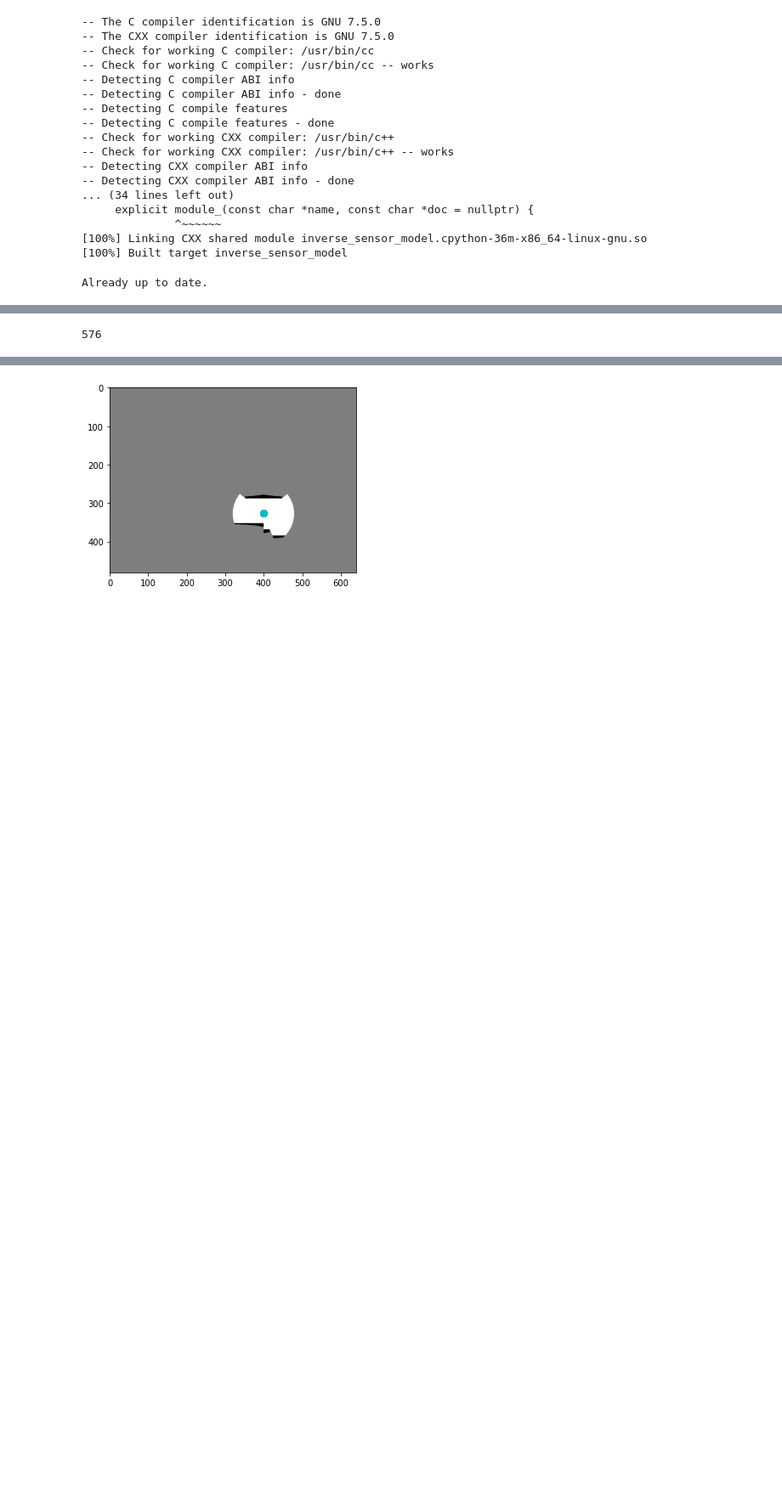
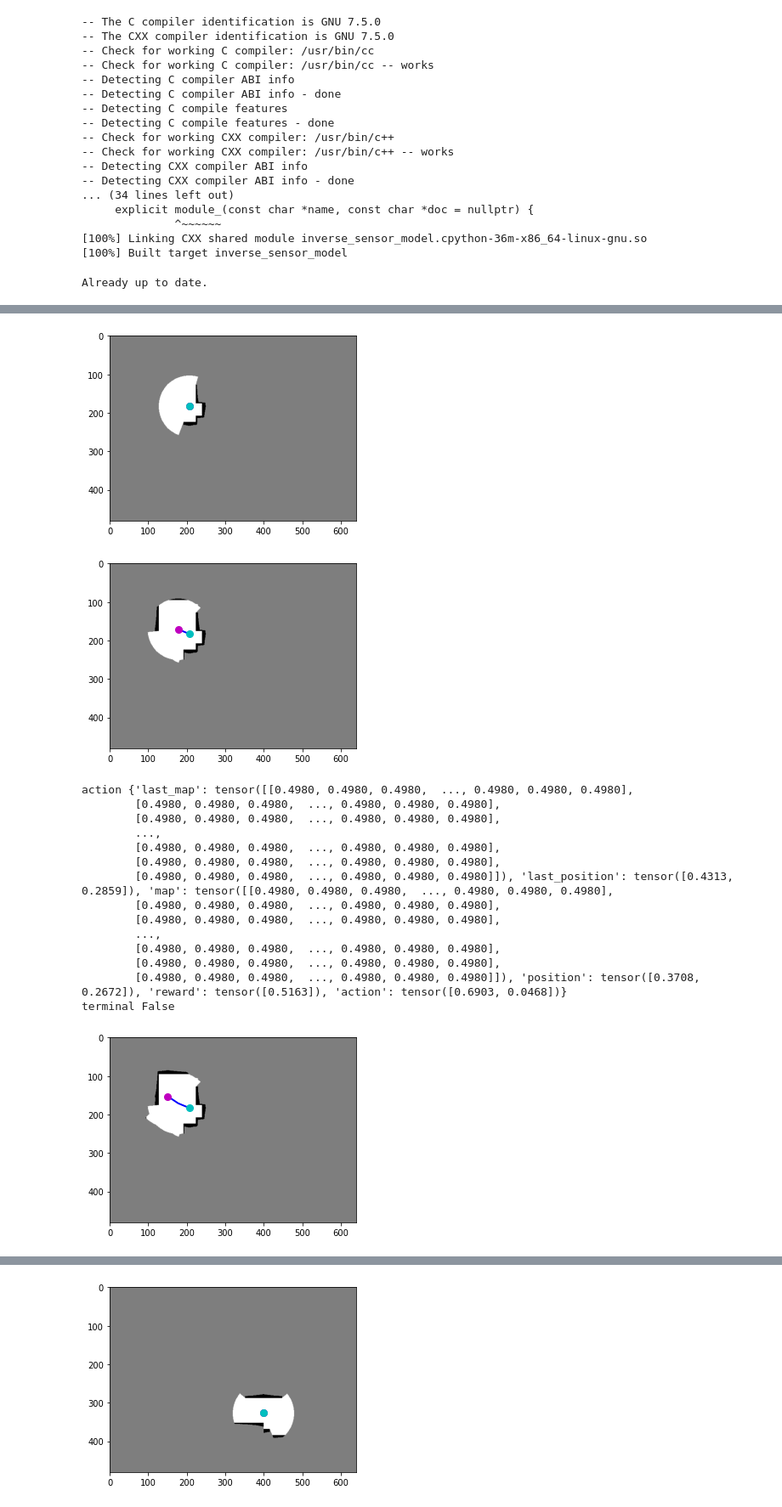
Before and after one commit to OttoJursch/DRL_robot_exploration, a Jupyter notebook: DDPG.ipynb, the cells around one changed output, grey strips where cells are left out. Shown at 85% size. Cells and saved outputs as stored; diff of their text form; code cells hidden in the pictures; blank space fills up the shorter version.

```diff
--- a/DDPG.ipynb
+++ b/DDPG.ipynb
@@ -1506,4 +1579,0 @@ positions torch.Size([4, 2])
-# %%
-ddpg.replay.buffer_idx
-# %% [output]
-576
@@ -1509,0 +1582,44 @@ ddpg.replay.buffer_idx
+# %%
+reward = 0
+
+test_map, test_position = replay.test_env.reset()
+test_map = resize(test_map, (84, 84))
+test_map = test_map / 255
+test_position = test_position.astype(np.float64)
+test_position[0] = test_position[0] / 480
+test_position[1] = test_position[1] / 640
+test_action = {'map':torch.from_numpy(test_map).float(), 'position':torch.from_numpy(test_position).float()}
+x = 0
+total_reward = 0
+while x < 300:
+    test_action, test_terminal = replay.generate_step(ActorPolicy(ddpg.actor_target), test_action, add_noise=False, store=False, test=True)
+    print('action', test_action)
+    print('terminal', test_terminal)
+    total_reward += test_action['reward'].item()
+    test_map = resize(test_map, (84, 84))
+    test_map = test_map / 255
+    test_position = test_position.astype(np.float64)
+    test_position[0] = test_position[0] / 480
+    test_position[1] = test_position[1] / 640
+    test_action = {'map':torch.from_numpy(test_map).float(), 'position':torch.from_numpy(test_position).float()}
+    if test_terminal:
+        break
+    x += 1
+# %% [output]
+[figure, added]
+[figure, added]
+action {'last_map': tensor([[0.4980, 0.4980, 0.4980,  ..., 0.4980, 0.4980, 0.4980],
+        [0.4980, 0.4980, 0.4980,  ..., 0.4980, 0.4980, 0.4980],
+        [0.4980, 0.4980, 0.4980,  ..., 0.4980, 0.4980, 0.4980],
+        ...,
+        [0.4980, 0.4980, 0.4980,  ..., 0.4980, 0.4980, 0.4980],
+        [0.4980, 0.4980, 0.4980,  ..., 0.4980, 0.4980, 0.4980],
+        [0.4980, 0.4980, 0.4980,  ..., 0.4980, 0.4980, 0.4980]]), 'last_position': tensor([0.4313, 0.2859]), 'map': tensor([[0.4980, 0.4980, 0.4980,  ..., 0.4980, 0.4980, 0.4980],
+        [0.4980, 0.4980, 0.4980,  ..., 0.4980, 0.4980, 0.4980],
+        [0.4980, 0.4980, 0.4980,  ..., 0.4980, 0.4980, 0.4980],
+        ...,
+        [0.4980, 0.4980, 0.4980,  ..., 0.4980, 0.4980, 0.4980],
+        [0.4980, 0.4980, 0.4980,  ..., 0.4980, 0.4980, 0.4980],
+        [0.4980, 0.4980, 0.4980,  ..., 0.4980, 0.4980, 0.4980]]), 'position': tensor([0.3708, 0.2672]), 'reward': tensor([0.5163]), 'action': tensor([0.6903, 0.0468])}
+terminal False
+[figure, added]
```
Also changed, not shown: parts of 21 cells of this notebook.
